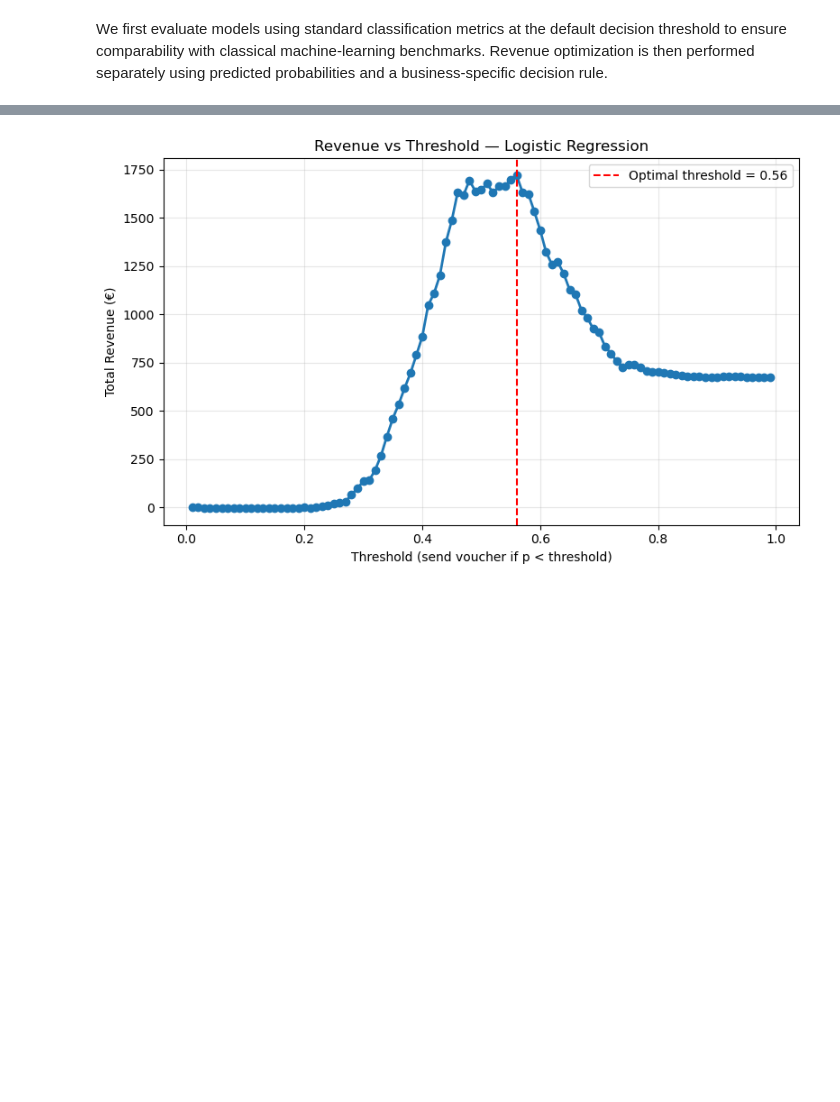
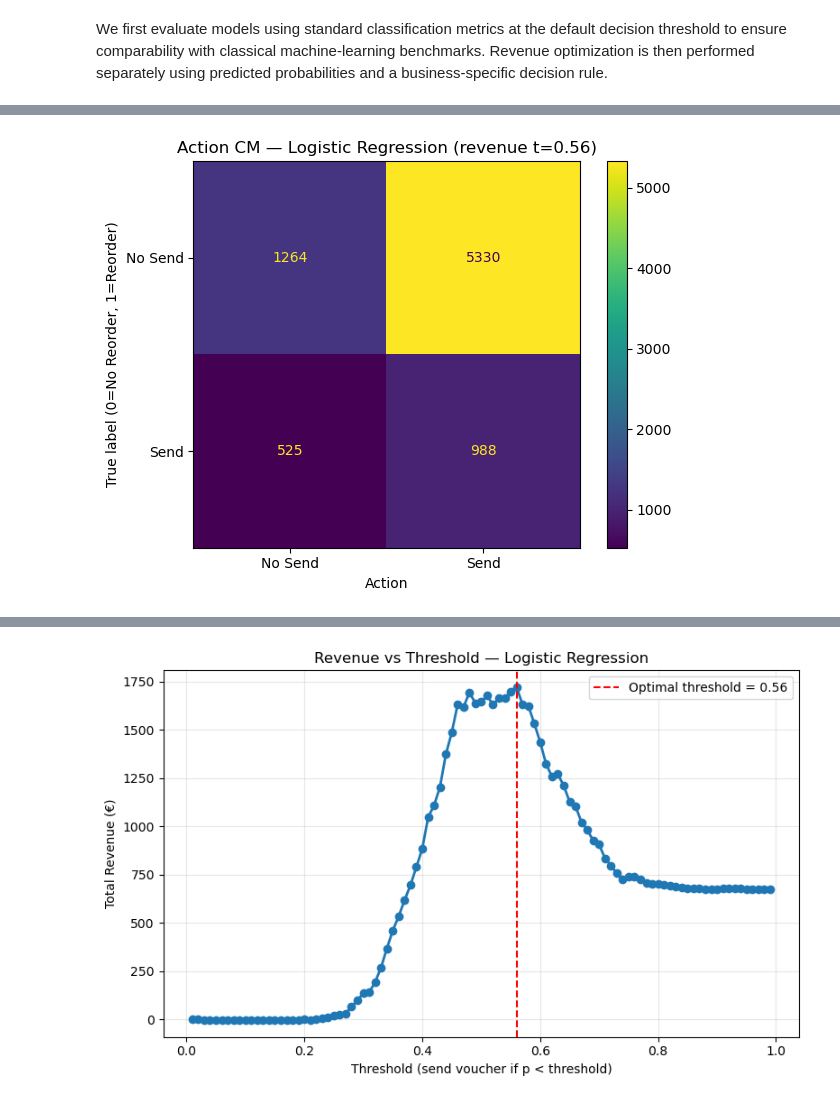
Before and after one commit to ungeralexan/ml_assignment, a Jupyter notebook: stand_safe_06_01/project.ipynb, the cells around one changed output, grey strips where cells are left out. Cells and saved outputs as stored; diff of their text form; code cells hidden in the pictures; blank space fills up the shorter version.

Commit message:
improved the logistic

```diff
--- a/stand_safe_06_01/project.ipynb
+++ b/stand_safe_06_01/project.ipynb
@@ -1259,0 +1235,16 @@ Net = 6662.5 − 4940 = 1722.5
+# %%
+# The revenue based matrix
+def plot_action_cm(y_true, send_voucher, title):
+    cm = confusion_matrix(y_true, send_voucher, labels=[0, 1])
+    disp = ConfusionMatrixDisplay(cm, display_labels=["No Send", "Send"])
+    disp.plot(values_format="d")
+    plt.title(title)
+    plt.xlabel("Action")
+    plt.ylabel("True label (0=No Reorder, 1=Reorder)")
+    plt.tight_layout()
+    plt.show()
+
+send_lr = (res_lr["y_proba"] < res_lr["best_threshold"]).astype(int)  # 1=Send, 0=No Send
+plot_action_cm(y_val, send_lr, f"Action CM — Logistic Regression (revenue t={res_lr['best_threshold']:.2f})")
+# %% [output]
+[figure, added]
```
Also changed, not shown: parts of 8 cells of this notebook.
